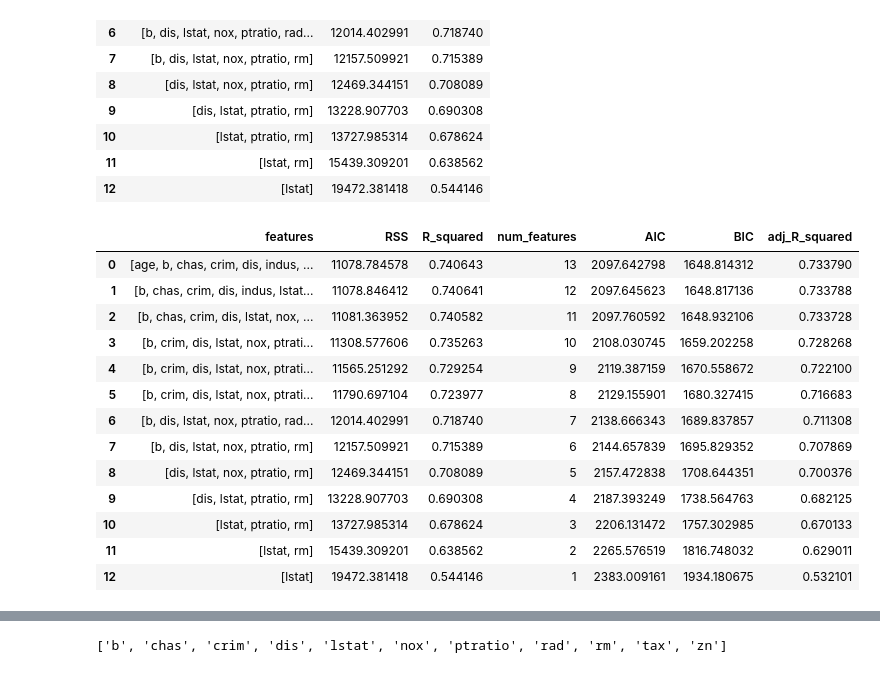
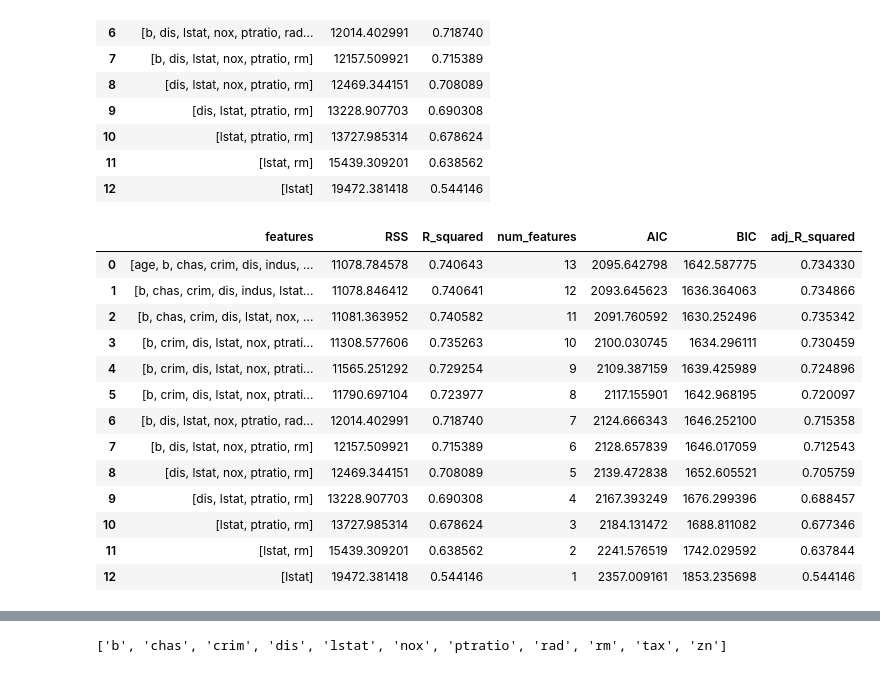
Before and after one commit to Young-Jo-Choi/data_analysis, a Jupyter notebook: 통계/(2023.08.19)변수선택.ipynb, the cells around one changed output, grey strips where cells are left out. Cells and saved outputs as stored; diff of their text form; code cells hidden in the pictures.

```diff
--- a/통계/(2023.08.19)변수선택.ipynb
+++ b/통계/(2023.08.19)변수선택.ipynb
@@ -310,7 +354,8 @@ display(result)
 # 벌점화된 통계량(AIC, BIC, R-square adjusted)에 의한 변수 선택
 result['num_features'] = result['features'].map(len)
 
-p = len(xvars)+1
+# p = len(xvars)+1
+p = result['num_features']
 n = len(y)
 
 result['AIC'] = n*np.log(result['RSS']/n) + 2*p + n + 2
@@ -451,29 +531,30 @@ display(result)
 # %%
 # 적합 통계량(AIC, BIC, R-square adjusted) 계산
 result['num_features'] = result['features'].map(len)
 
-p = len(xvars)+1
+# p = len(xvars)+1
+p = result['num_features']
 n = len(y)
 
 result['AIC'] = n*np.log(result['RSS']/n) + 2*p + n + 2
 result['BIC'] = n*np.log(result['RSS']/n) + p*np.log(n)
 result['adj_R_squared'] = 1-(n-1)*(1-result['R_squared'])/(n-p)
 result
 # %% [output]
 |  | features | RSS | R_squared | num_features | AIC | BIC | adj_R_squared |
-| 0 | [age, b, chas, crim, dis, indus, ... | 11078.784578 | 0.740643 | 13 | 2097.642798 | 1648.814312 | 0.733790 |
-| 1 | [b, chas, crim, dis, indus, lstat... | 11078.846412 | 0.740641 | 12 | 2097.645623 | 1648.817136 | 0.733788 |
-| 2 | [b, chas, crim, dis, lstat, nox, ... | 11081.363952 | 0.740582 | 11 | 2097.760592 | 1648.932106 | 0.733728 |
-| 3 | [b, crim, dis, lstat, nox, ptrati... | 11308.577606 | 0.735263 | 10 | 2108.030745 | 1659.202258 | 0.728268 |
-| 4 | [b, crim, dis, lstat, nox, ptrati... | 11565.251292 | 0.729254 | 9 | 2119.387159 | 1670.558672 | 0.722100 |
-| 5 | [b, crim, dis, lstat, nox, ptrati... | 11790.697104 | 0.723977 | 8 | 2129.155901 | 1680.327415 | 0.716683 |
-| 6 | [b, dis, lstat, nox, ptratio, rad... | 12014.402991 | 0.718740 | 7 | 2138.666343 | 1689.837857 | 0.711308 |
-| 7 | [b, dis, lstat, nox, ptratio, rm] | 12157.509921 | 0.715389 | 6 | 2144.657839 | 1695.829352 | 0.707869 |
-| 8 | [dis, lstat, nox, ptratio, rm] | 12469.344151 | 0.708089 | 5 | 2157.472838 | 1708.644351 | 0.700376 |
-| 9 | [dis, lstat, ptratio, rm] | 13228.907703 | 0.690308 | 4 | 2187.393249 | 1738.564763 | 0.682125 |
-| 10 | [lstat, ptratio, rm] | 13727.985314 | 0.678624 | 3 | 2206.131472 | 1757.302985 | 0.670133 |
-| 11 | [lstat, rm] | 15439.309201 | 0.638562 | 2 | 2265.576519 | 1816.748032 | 0.629011 |
-| 12 | [lstat] | 19472.381418 | 0.544146 | 1 | 2383.009161 | 1934.180675 | 0.532101 |
+| 0 | [age, b, chas, crim, dis, indus, ... | 11078.784578 | 0.740643 | 13 | 2095.642798 | 1642.587775 | 0.734330 |
+| 1 | [b, chas, crim, dis, indus, lstat... | 11078.846412 | 0.740641 | 12 | 2093.645623 | 1636.364063 | 0.734866 |
+| 2 | [b, chas, crim, dis, lstat, nox, ... | 11081.363952 | 0.740582 | 11 | 2091.760592 | 1630.252496 | 0.735342 |
+| 3 | [b, crim, dis, lstat, nox, ptrati... | 11308.577606 | 0.735263 | 10 | 2100.030745 | 1634.296111 | 0.730459 |
+| 4 | [b, crim, dis, lstat, nox, ptrati... | 11565.251292 | 0.729254 | 9 | 2109.387159 | 1639.425989 | 0.724896 |
+| 5 | [b, crim, dis, lstat, nox, ptrati... | 11790.697104 | 0.723977 | 8 | 2117.155901 | 1642.968195 | 0.720097 |
+| 6 | [b, dis, lstat, nox, ptratio, rad... | 12014.402991 | 0.718740 | 7 | 2124.666343 | 1646.252100 | 0.715358 |
+| 7 | [b, dis, lstat, nox, ptratio, rm] | 12157.509921 | 0.715389 | 6 | 2128.657839 | 1646.017059 | 0.712543 |
+| 8 | [dis, lstat, nox, ptratio, rm] | 12469.344151 | 0.708089 | 5 | 2139.472838 | 1652.605521 | 0.705759 |
+| 9 | [dis, lstat, ptratio, rm] | 13228.907703 | 0.690308 | 4 | 2167.393249 | 1676.299396 | 0.688457 |
+| 10 | [lstat, ptratio, rm] | 13727.985314 | 0.678624 | 3 | 2184.131472 | 1688.811082 | 0.677346 |
+| 11 | [lstat, rm] | 15439.309201 | 0.638562 | 2 | 2241.576519 | 1742.029592 | 0.637844 |
+| 12 | [lstat] | 19472.381418 | 0.544146 | 1 | 2357.009161 | 1853.235698 | 0.544146 |
 # %%
 fig,ax = plt.subplots(1,3,figsize=(14,5))
 vars = ['AIC','BIC','adj_R_squared']
```
Also changed, not shown: parts of 31 cells of this notebook.
